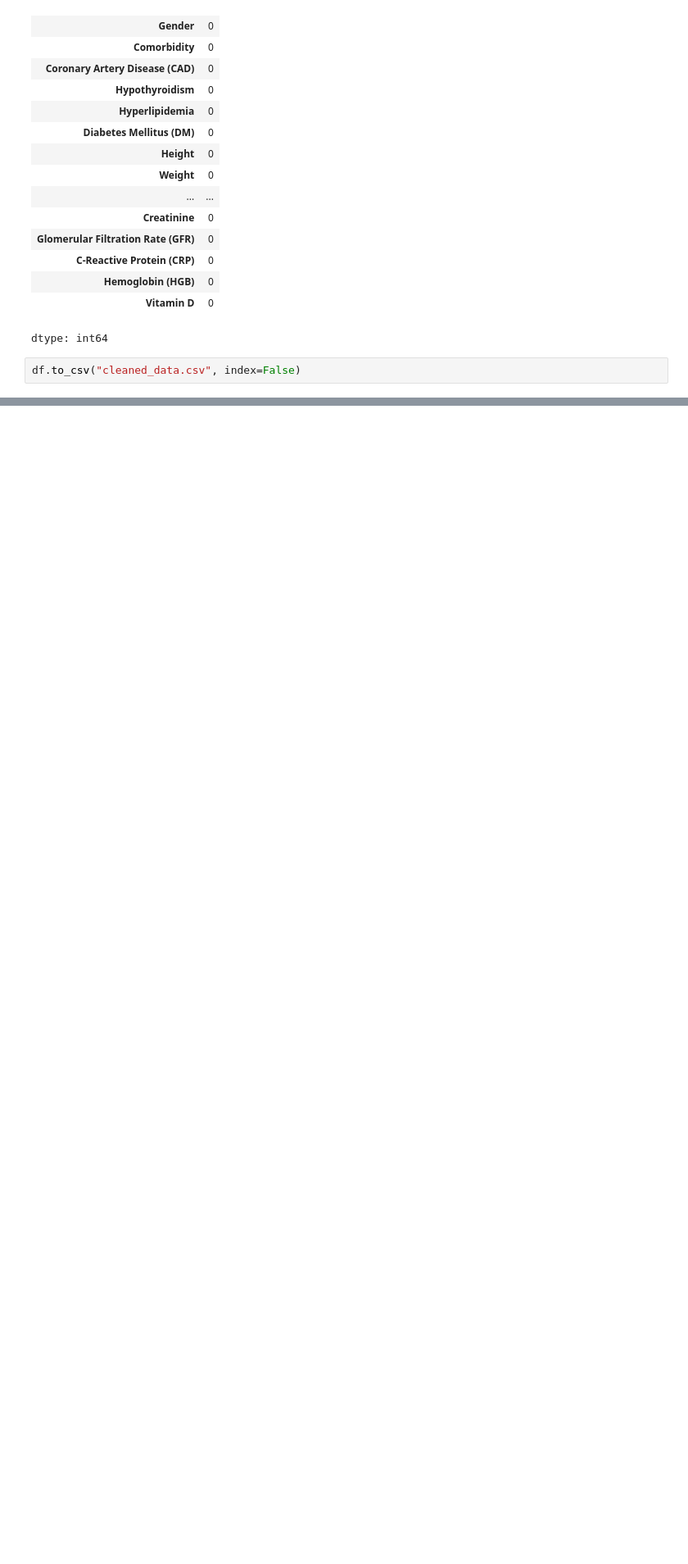
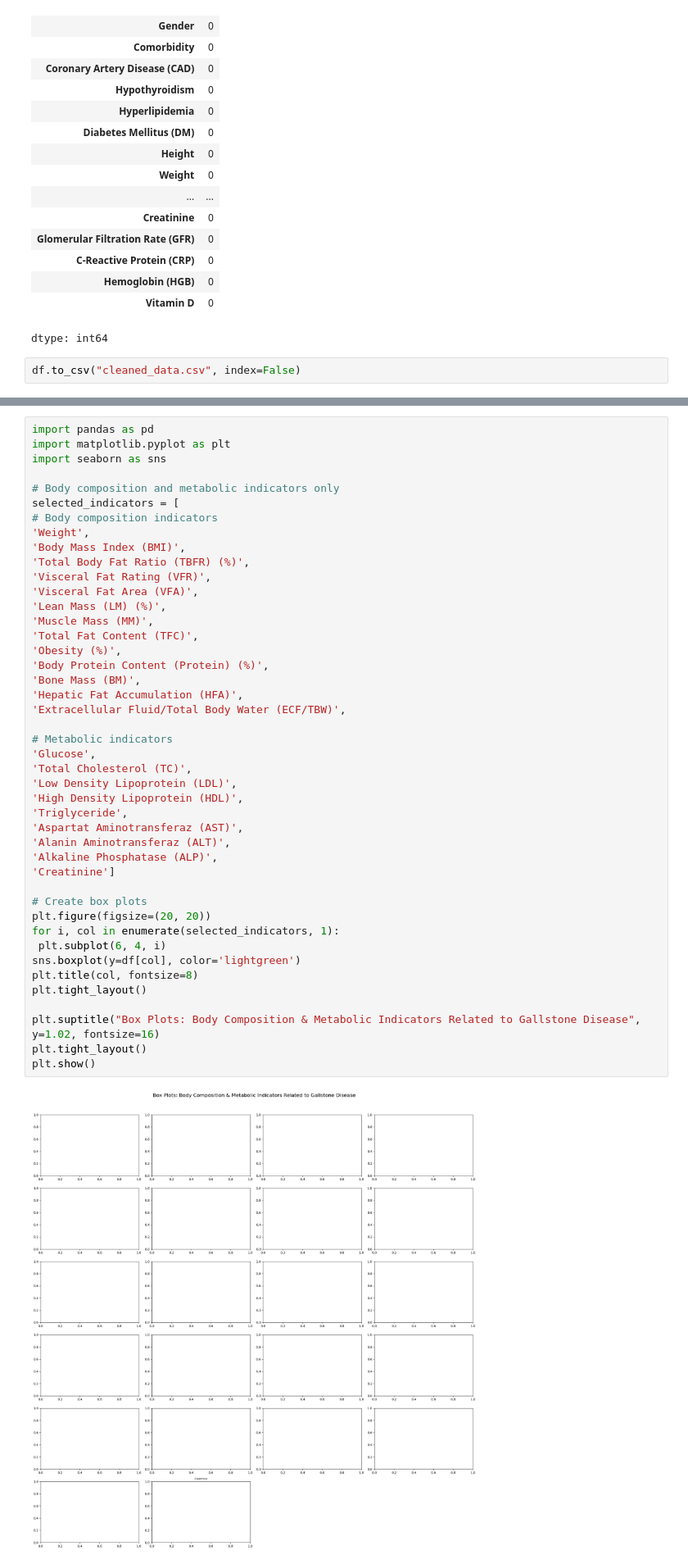
Before and after one commit to browndoneta/DSRP-Doneta, a Jupyter notebook: Gallstone_Research_Project.ipynb, the cells around one changed output, grey strips where cells are left out. Shown: that part at 82% size. Drawn from its saved outputs; the diff is of its cells as text; blank space fills up the shorter version.

```diff
--- a/Gallstone_Research_Project.ipynb
+++ b/Gallstone_Research_Project.ipynb
@@ -183,0 +169,46 @@ SyntaxError: unterminated string literal (detected at line 12) (ipython-input-23
+# %%
+import pandas as pd
+import matplotlib.pyplot as plt
+import seaborn as sns
+
+# Body composition and metabolic indicators only
+selected_indicators = [
+# Body composition indicators
+'Weight',
+'Body Mass Index (BMI)',
+'Total Body Fat Ratio (TBFR) (%)',
+'Visceral Fat Rating (VFR)',
+'Visceral Fat Area (VFA)',
+'Lean Mass (LM) (%)',
+'Muscle Mass (MM)',
+'Total Fat Content (TFC)',
+'Obesity (%)',
+'Body Protein Content (Protein) (%)',
+'Bone Mass (BM)',
+'Hepatic Fat Accumulation (HFA)',
+'Extracellular Fluid/Total Body Water (ECF/TBW)',
+
+# Metabolic indicators
+'Glucose',
+'Total Cholesterol (TC)',
+'Low Density Lipoprotein (LDL)',
+'High Density Lipoprotein (HDL)',
+'Triglyceride',
+'Aspartat Aminotransferaz (AST)',
+'Alanin Aminotransferaz (ALT)',
+'Alkaline Phosphatase (ALP)',
+'Creatinine']
+
+# Create box plots
+plt.figure(figsize=(20, 20))
+for i, col in enumerate(selected_indicators, 1):
+ plt.subplot(6, 4, i)
+sns.boxplot(y=df[col], color='lightgreen')
+plt.title(col, fontsize=8)
+plt.tight_layout()
+
+plt.suptitle("Box Plots: Body Composition & Metabolic Indicators Related to Gallstone Disease", y=1.02, fontsize=16)
+plt.tight_layout()
+plt.show()
+# %% [output]
+[figure, added]
```
Also changed, not shown: parts of 21 cells of this notebook.
